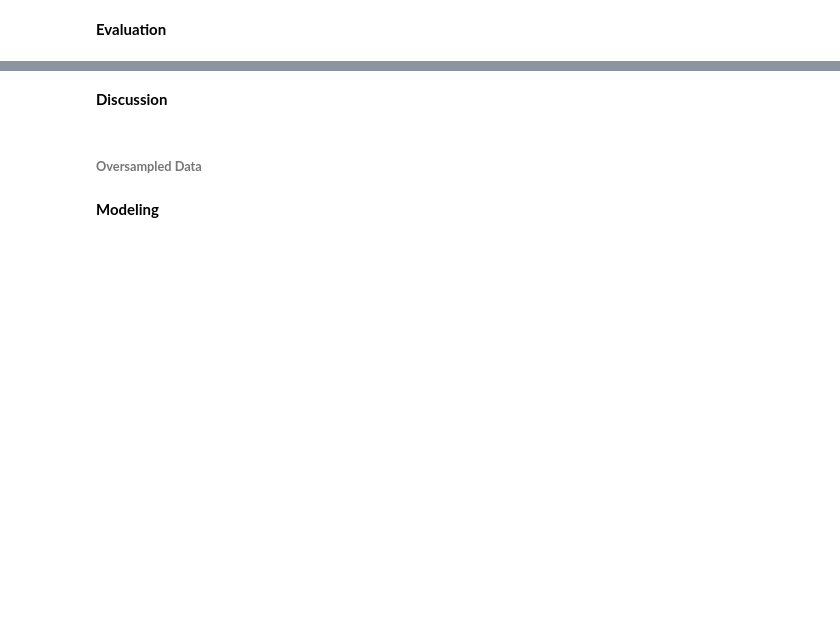
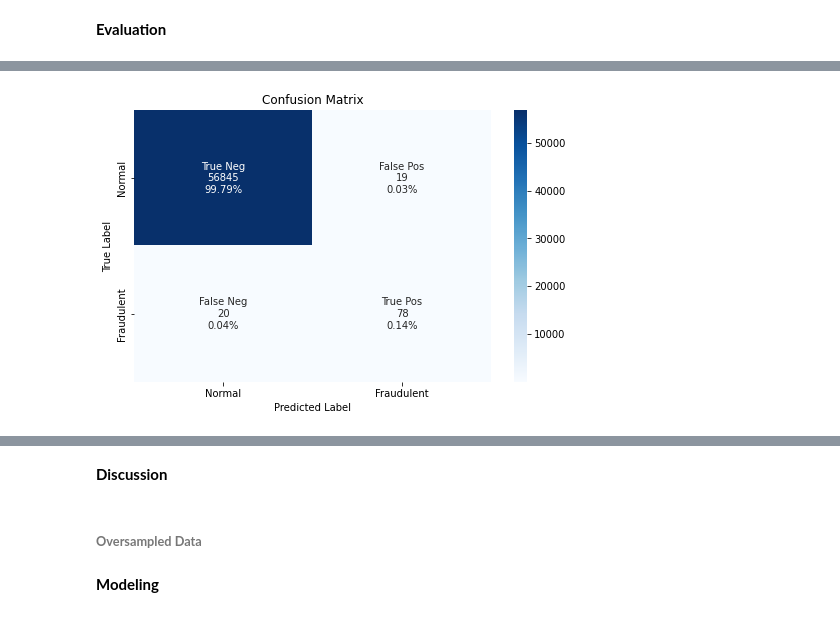
Before and after one commit to kkrusere/Credit-Card-Fraud-Anomaly-Outlier-Detection, a Jupyter notebook: Credit_Card_fraud_detection.ipynb, the cells around one changed output, grey strips where cells are left out. Drawn from its saved outputs; the diff is of its cells as text; code cells hidden in the pictures; blank space fills up the shorter version.

```diff
--- a/Credit_Card_fraud_detection.ipynb
+++ b/Credit_Card_fraud_detection.ipynb
@@ -1089,0 +1123,5 @@ from sklearn.tree import DecisionTreeClassifier
+# %%
+#we create the confusion matrix
+create_confusion_matrix(y_pred)
+# %% [output]
+[figure, added]
```
Also changed, not shown: parts of 40 cells of this notebook.
